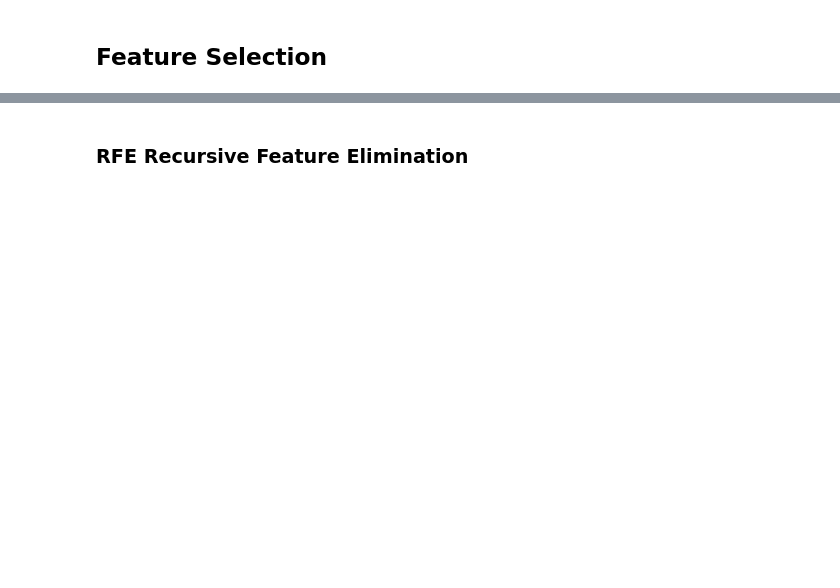
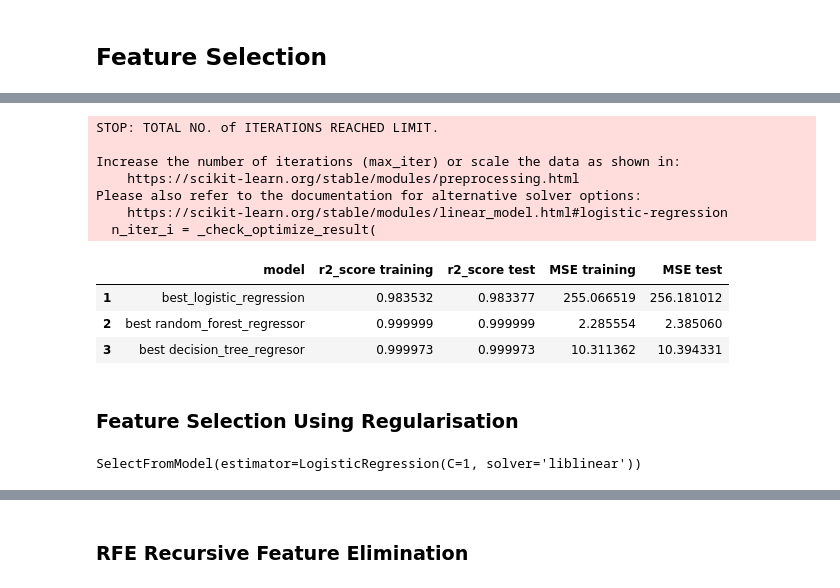
Before and after one commit to MrFICAX/Machine_Learning_Project_1, a Jupyter notebook: Projekat1_InProgress.ipynb, the cells around one changed output, grey strips where cells are left out. Drawn from its saved outputs; the diff is of its cells as text; code cells hidden in the pictures; blank space fills up the shorter version.

```diff
--- a/Projekat1_InProgress.ipynb
+++ b/Projekat1_InProgress.ipynb
@@ -1294,0 +1320,21 @@ plot_prediction(df_test_predrf, 25)
+# %%
+from sklearn.feature_selection import VarianceThreshold
+
+var_thr = VarianceThreshold(threshold = 0.25) #Removing both constant and quasi-constant
+var_thr.fit(X_train)
+
+var_thr.get_support()
+
+concol = [column for column in X_train.columns
+          if column not in X_train.columns[var_thr.get_support()]]
+goodCol = [column for column in X_train.columns
+          if column in X_train.columns[var_thr.get_support()]]
+
+print("Bad features:")
+for features in concol:
+    print(features)
+
+print()
+print("Good features:")
+for features in goodCol:
+    print(features)
@@ -1294,0 +1362,37 @@ plot_prediction(df_test_predrf, 25)
+# %%
+Variance_train_X = X_train.drop(concol, axis=1)
+Variance_test_X = X_test.drop(concol, axis=1)
+# %%
+models = {
+    'best_logistic_regression': LogisticRegression(),
+    'best random_forest_regressor': RandomForestRegressor(max_depth=17, n_estimators=100, min_samples_leaf=10),
+    'best decision_tree_regresor': DecisionTreeRegressor(max_depth=15, min_samples_leaf=50),
+}
+#data_table=pd.concat([data_table,(train_test_various_models(models, train_features, test_features, train_labels, test_labels))])
+data_table2 = train_test_various_models(
+    models, Variance_train_X, Variance_test_X, y_train, y_test)
+data_table2.head(10)
+# %% [output]
+STOP: TOTAL NO. of ITERATIONS REACHED LIMIT.
+
+Increase the number of iterations (max_iter) or scale the data as shown in:
+    https://scikit-learn.org/stable/modules/preprocessing.html
+Please also refer to the documentation for alternative solver options:
+    https://scikit-learn.org/stable/modules/linear_model.html#logistic-regression
+  n_iter_i = _check_optimize_result(
+|  | model | r2_score training | r2_score test | MSE training | MSE test |
+| 1 | best_logistic_regression | 0.983532 | 0.983377 | 255.066519 | 256.181012 |
+| 2 | best random_forest_regressor | 0.999999 | 0.999999 | 2.285554 | 2.385060 |
+| 3 | best decision_tree_regresor | 0.999973 | 0.999973 | 10.311362 | 10.394331 |
+# %% [markdown]
+### Feature Selection Using Regularisation
+# %%
+# Scaling the data, as linear models benefits from feature scaling
+scaler = StandardScaler()
+scaler.fit(X_train.fillna(0))
+
+# Selecting features using Lasso regularisation using SelectFromModel
+sel_ = SelectFromModel(LogisticRegression(C=1, penalty='l2', solver='liblinear'))
+sel_.fit(scaler.transform(X_train.fillna(0)), y_train)
+# %% [output]
+SelectFromModel(estimator=LogisticRegression(C=1, solver='liblinear'))
```
Also changed, not shown: parts of 97 cells of this notebook, 1 other file.
